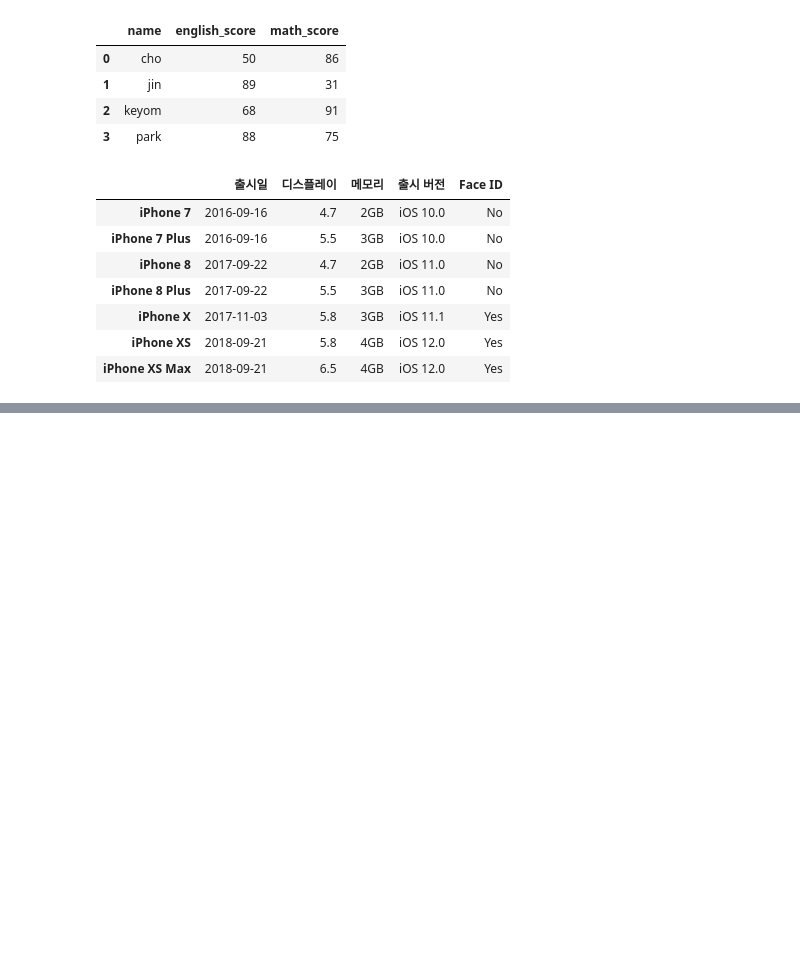
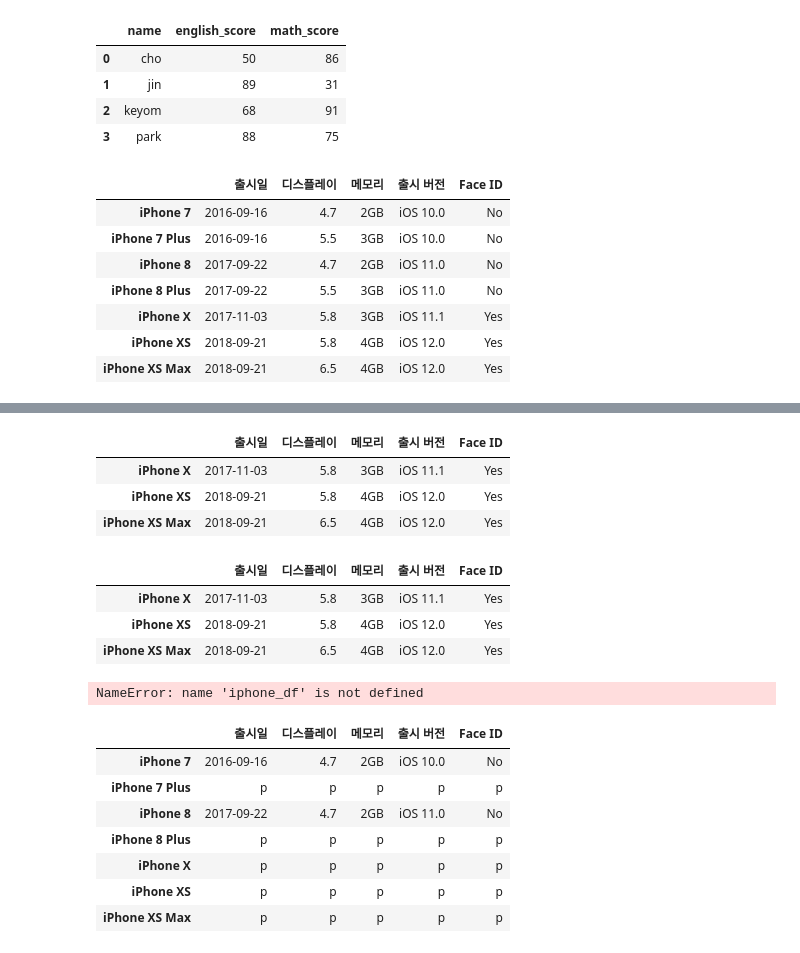
Before and after one commit to jin-kyeom/Python_Project, a Jupyter notebook: 0_Code_Eat_2206/code_eat_test.ipynb, the cells around one changed output, grey strips where cells are left out. Cells and saved outputs as stored; diff of their text form; code cells hidden in the pictures; blank space fills up the shorter version.

```diff
--- a/0_Code_Eat_2206/code_eat_test.ipynb
+++ b/0_Code_Eat_2206/code_eat_test.ipynb
@@ -153,0 +176,11 @@ iphone_df
+# %%
+iphone_df.loc[iphone_df['디스플레이']>5]
+iphone_df['디스플레이']>5
+iphone_df['Face ID'] == 'Yes'
+
+iphone_df.loc[iphone_df['Face ID'] == 'Yes']
+# %% [output]
+|  | 출시일 | 디스플레이 | 메모리 | 출시 버전 | Face ID |
+| iPhone X | 2017-11-03 | 5.8 | 3GB | iOS 11.1 | Yes |
+| iPhone XS | 2018-09-21 | 5.8 | 4GB | iOS 12.0 | Yes |
+| iPhone XS Max | 2018-09-21 | 6.5 | 4GB | iOS 12.0 | Yes |
@@ -153,0 +189,30 @@ iphone_df
+# %%
+iphone_df.loc[(iphone_df['Face ID'] == 'Yes') & (iphone_df['디스플레이']>5)]
+iphone_df.loc[conditions1]
+# %% [output]
+|  | 출시일 | 디스플레이 | 메모리 | 출시 버전 | Face ID |
+| iPhone X | 2017-11-03 | 5.8 | 3GB | iOS 11.1 | Yes |
+| iPhone XS | 2018-09-21 | 5.8 | 4GB | iOS 12.0 | Yes |
+| iPhone XS Max | 2018-09-21 | 6.5 | 4GB | iOS 12.0 | Yes |
+# %%
+iphone_df.iloc[2,4]
+iphone_df.iloc[[1,3], [1,4]]
+iphone_df.iloc[3:, 1:4]
+# %% [output]
+NameError: name 'iphone_df' is not defined
+# %%
+import pandas as pd
+iphone_df = pd.read_csv('iphone.csv', index_col = 0)
+# %%
+iphone_df['디스플레이'] >5
+iphone_df.loc[iphone_df['디스플레이'] >5] = 'p'
+iphone_df
+# %% [output]
+|  | 출시일 | 디스플레이 | 메모리 | 출시 버전 | Face ID |
+| iPhone 7 | 2016-09-16 | 4.7 | 2GB | iOS 10.0 | No |
+| iPhone 7 Plus | p | p | p | p | p |
+| iPhone 8 | 2017-09-22 | 4.7 | 2GB | iOS 11.0 | No |
+| iPhone 8 Plus | p | p | p | p | p |
+| iPhone X | p | p | p | p | p |
+| iPhone XS | p | p | p | p | p |
+| iPhone XS Max | p | p | p | p | p |
```
Also changed, not shown: parts of 12 cells of this notebook.
